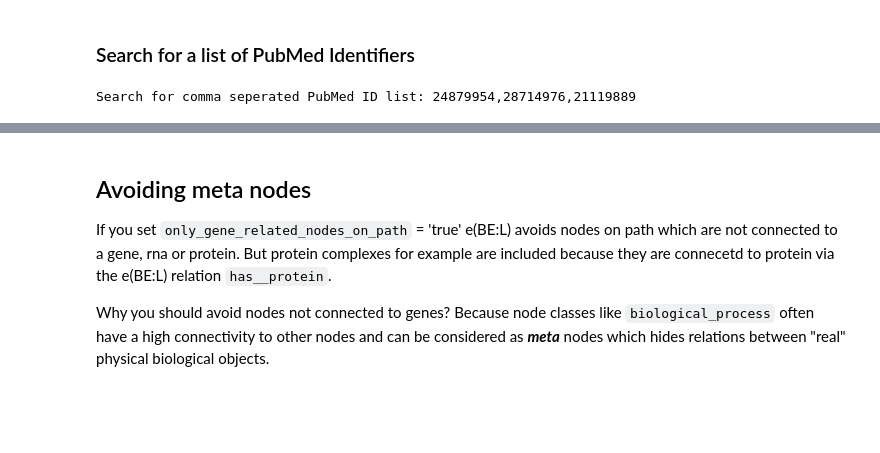
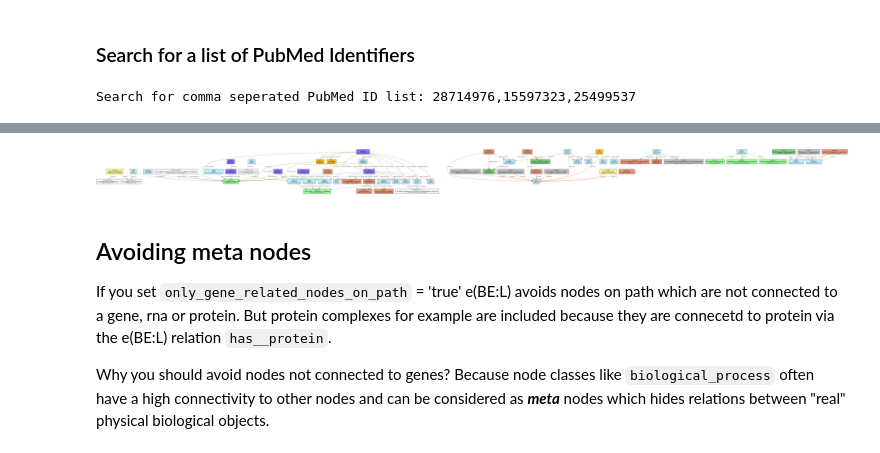
Before and after one commit to e-bel/ebel, a Jupyter notebook: notebooks/api/Search_and_visualize_biomedical_knowledge_graphs.ipynb, the cells around one changed output, grey strips where cells are left out. Cells and saved outputs as stored; diff of their text form; code cells hidden in the pictures; blank space fills up the shorter version.

```diff
--- a/notebooks/api/Search_and_visualize_biomedical_knowledge_graphs.ipynb
+++ b/notebooks/api/Search_and_visualize_biomedical_knowledge_graphs.ipynb
@@ -598,6 +598,6 @@ Search for PubMed ID: 24879954
 ### Search for a list of PubMed Identifiers
 # %%
 print('Search for comma seperated PubMed ID list:', example_pmids_comma_seperated)
-search_path(pmid=example_pmids_comma_seperated)
+search_path(pmid=example_pmids_comma_seperated, as_image=True)
 # %% [output]
-Search for comma seperated PubMed ID list: 24879954,28714976,21119889
+Search for comma seperated PubMed ID list: 28714976,15597323,25499537
@@ -605,3 +604,4 @@ Search for comma seperated PubMed ID list: 24879954,28714976,21119889
+[figure, added]
 # %% [markdown]
 ## Avoiding meta nodes
 If you set `only_gene_related_nodes_on_path` = 'true' e(BE:L) avoids nodes on path which are not connected to a gene, rna or protein. But protein complexes for example are included because they are connecetd to protein via the e(BE:L) relation `has__protein`.
```
Also changed, not shown: parts of 24 cells of this notebook, 14 other files.
